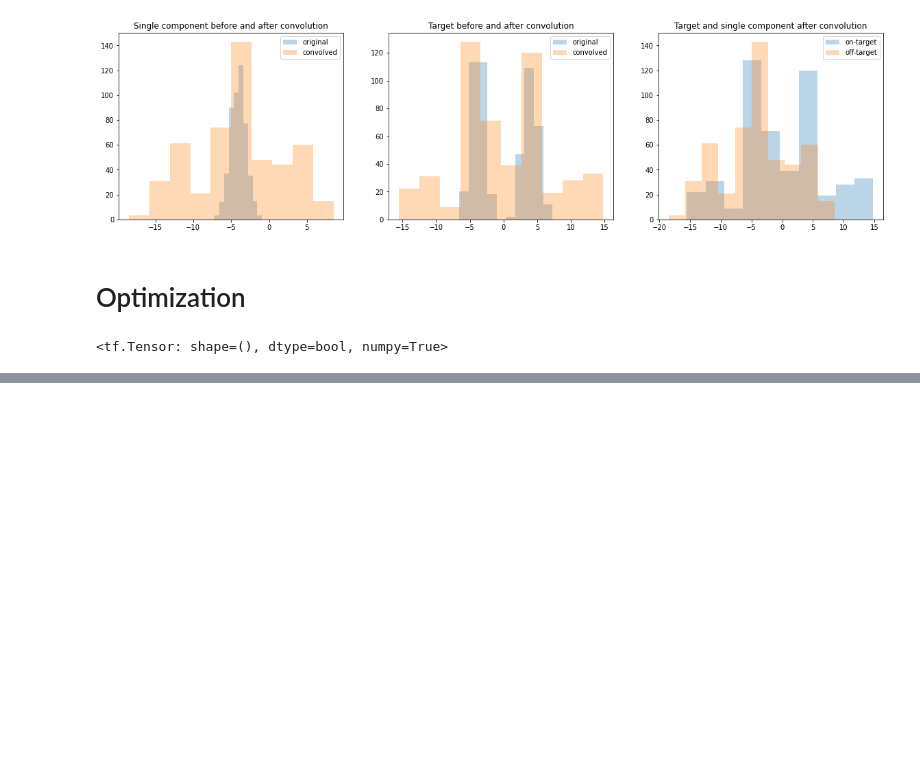
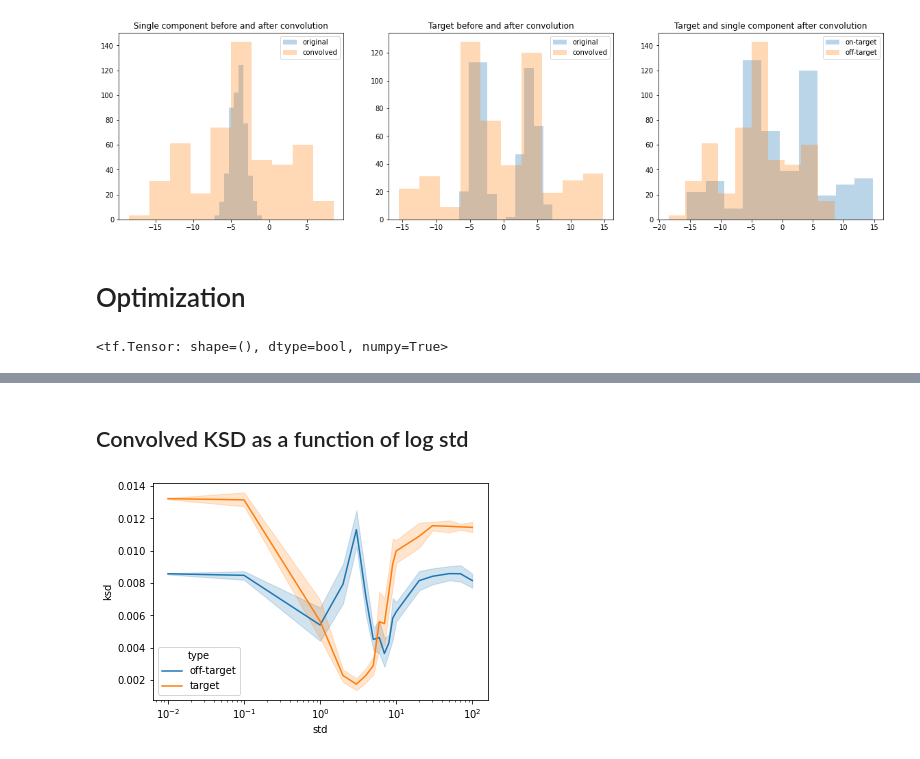
Before and after one commit to XingLLiu/u-stat-high-dim, a Jupyter notebook: find_noise.ipynb, the cells around one changed output, grey strips where cells are left out. Drawn from its saved outputs; the diff is of its cells as text; code cells hidden in the pictures; blank space fills up the shorter version.

Commit message:
edit compare samplers experiments

```diff
--- a/find_noise.ipynb
+++ b/find_noise.ipynb
@@ -258,0 +317,2 @@ print("best var", tf.exp(log_sigma).numpy()**2)
+# %% [markdown]
+## Convolved KSD as a function of log std
@@ -258,0 +340,37 @@ print("best var", tf.exp(log_sigma).numpy()**2)
+# %%
+
+# off-target sample
+off_sample = proposal_off.sample(n)
+
+# on-target sample
+on_sample = proposal_on.sample(n)
+# %%
+ksd_df = pd.DataFrame(columns=["n", "ksd", "std", "seed", "type"])
+
+for std in tqdm(std_list):
+    for seed in range(10):
+            # convolution sample
+            conv_sample_full = convolution.sample(num_est) # for p
+
+            conv_ind = tf.experimental.numpy.random.randint(low=0, high=num_est, size=n)
+            conv_sample = tf.gather(conv_sample_full, conv_ind, axis=0) # for q
+
+#             # off-target sample
+#             off_sample = proposal_off.sample(n)
+
+            log_noise_std = tf.math.log(std)
+
+            ksd_val_off = ksd.eval(log_noise_std=log_noise_std, X=off_sample, Y=tf.identity(off_sample), conv_samples_full=conv_sample_full, conv_samples=conv_sample).numpy()
+            ksd_df.loc[len(ksd_df)] = [n, ksd_val_off, np.exp(log_noise_std), seed, "off-target"]
+
+#             # on-target sample
+#             on_sample = proposal_on.sample(n)
+
+            log_noise_std_on = log_noise_std
+            ksd_val_on = ksd.eval(log_noise_std=log_noise_std_on, X=on_sample, Y=tf.identity(on_sample), conv_samples_full=conv_sample_full, conv_samples=conv_sample).numpy()
+            ksd_df.loc[len(ksd_df)] = [n, ksd_val_on, np.exp(log_noise_std_on), seed, "target"]
+# %%
+sns.lineplot(data=ksd_df, x="std", y="ksd", hue="type")
+plt.xscale("log")
+# %% [output]
+[figure, added]
```
Also changed, not shown: parts of 21 cells of this notebook, 2 other files.
